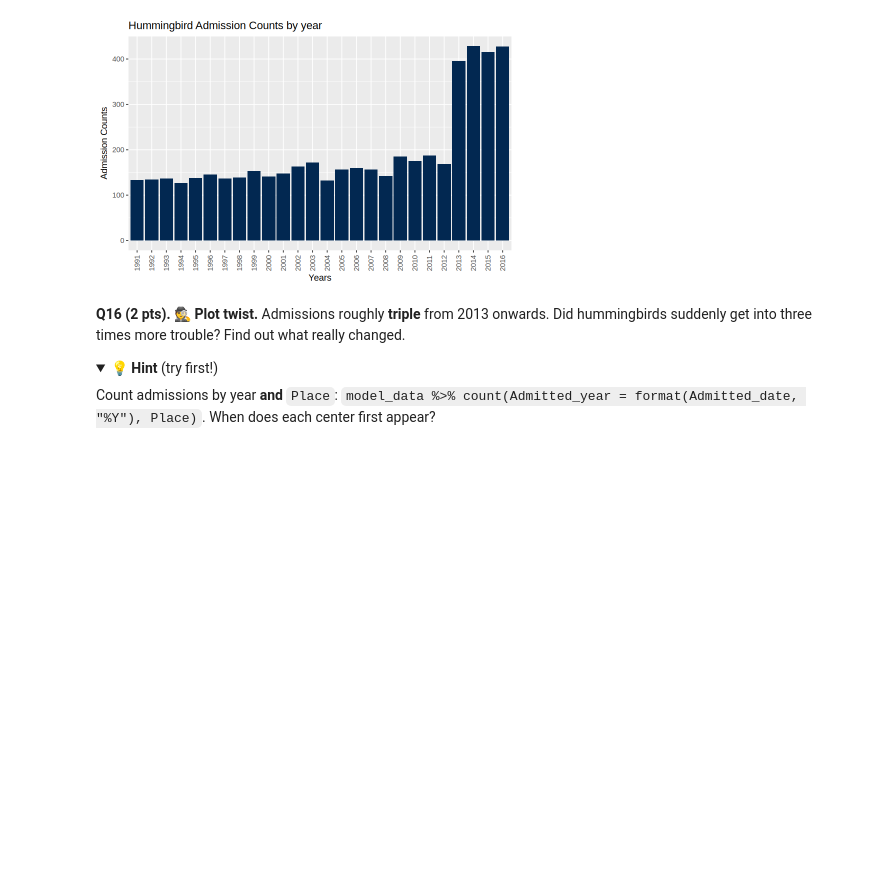
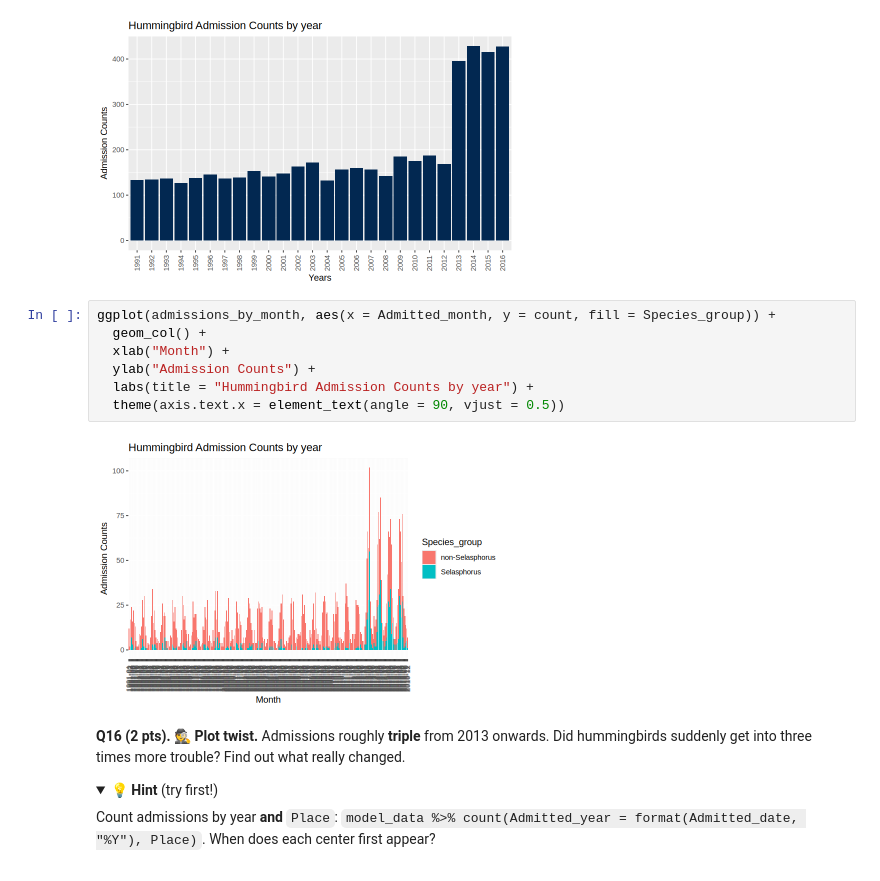
Before and after one commit to Amritavarc/MPM_200_Chennapragada, a Jupyter notebook: notebooks/assignment_1_will__hummers_survive_AmritaChennapragada.ipynb, the cells around one changed output. Cells and saved outputs as stored; diff of their text form; folded sections open; blank space fills up the shorter version.

```diff
--- a/notebooks/assignment_1_will__hummers_survive_AmritaChennapragada.ipynb
+++ b/notebooks/assignment_1_will__hummers_survive_AmritaChennapragada.ipynb
@@ -476,6 +464,15 @@ ggplot(admissions_by_year, aes(x = Admitted_year, y = count)) +
 ## now plot admissions_by_month the same way
 # %% [output]
 [figure]
+# %%
+ggplot(admissions_by_month, aes(x = Admitted_month, y = count, fill = Species_group)) +
+  geom_col() +
+  xlab("Month") +
+  ylab("Admission Counts") +
+  labs(title = "Hummingbird Admission Counts by year") +
+  theme(axis.text.x = element_text(angle = 90, vjust = 0.5))
+# %% [output]
+[figure, added]
 # %% [markdown]
 **Q16 (2 pts).** 🕵️ **Plot twist.** Admissions roughly **triple** from 2013 onwards. Did hummingbirds suddenly get into three times more trouble? Find out what really changed.
 
```
Also changed, not shown: parts of 3 cells of this notebook.
